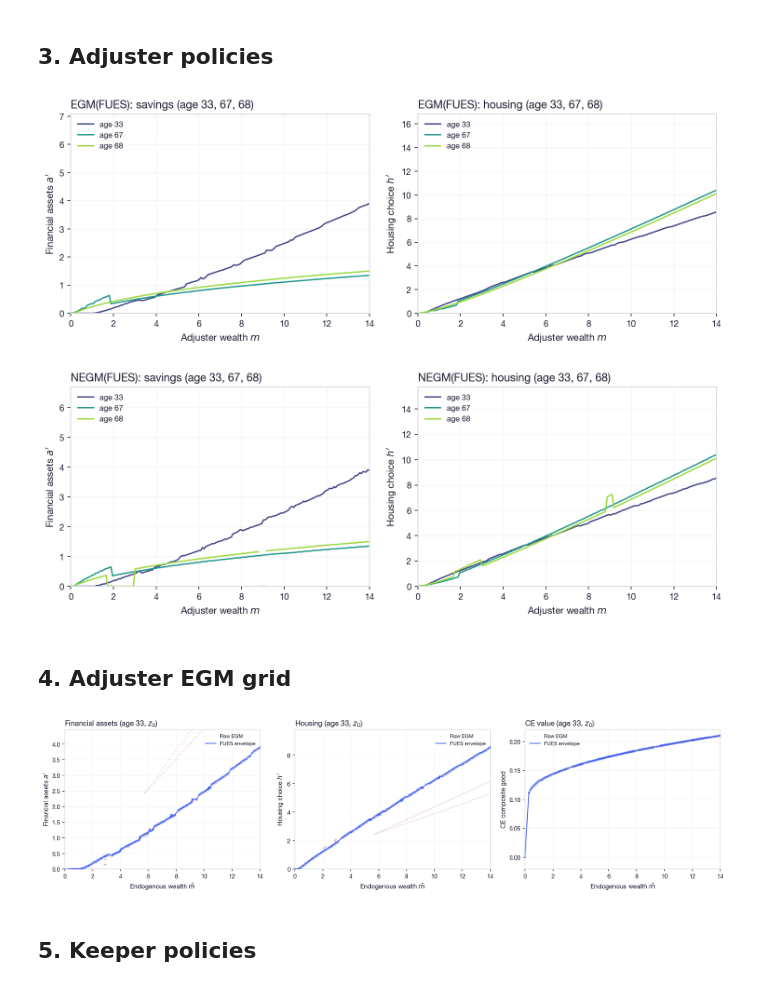
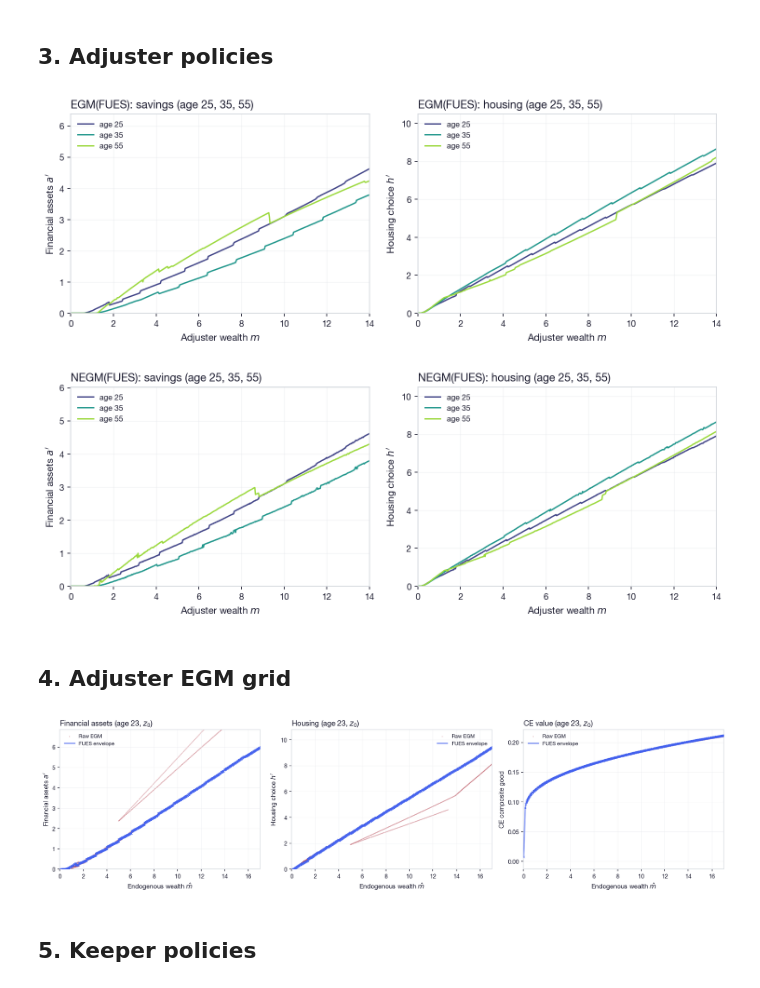
Before and after one commit to akshayshanker/FUES, a Jupyter notebook: examples/durables/notebooks/durables_fues_separable.ipynb, the cells around one changed output. Drawn from its saved outputs; the diff is of its cells as text; code cells hidden in the pictures.

```diff
--- a/examples/durables/notebooks/durables_fues_separable.ipynb
+++ b/examples/durables/notebooks/durables_fues_separable.ipynb
@@ -40,8 +40,8 @@ Ready
 # %%
 OVERRIDES = dict(
     setting_overrides={
-        'store_cntn': 1, 'N_wage': 4,
-        'n_w': 900, 'n_a': 900, 'n_h': 900, 'n_sections': 1
+        'store_cntn': 1, 'N_wage': 6,
+        'n_w': 600, 'n_a': 600, 'n_h': 600, 'n_sections': 1
     },
     calib_overrides={
         't0': 20, 'tau': 0.07
@@ -95,26 +85,26 @@ UserWarning:/Users/akshayshanker/Research/Repos/FUES2026/FUES/.venv/lib/python3.
 # %%
 fig = nb_plot_adjuster_comparison(
     results, results['FUES']['grids'],
-    plot_t=[33, 67, 68], methods_filter=['FUES'], i_z=0)
+    plot_t=[25, 35, 55], methods_filter=['FUES'], i_z=0)
 # %% [output]
-[figure, old version]
+[figure, new version]
 # %%
 fig = nb_plot_adjuster_comparison(
     results, results['NEGM']['grids'],
-    plot_t=[33, 67, 68], methods_filter=['NEGM'], i_z=0)
+    plot_t=[25, 35, 55], methods_filter=['NEGM'], i_z=0)
 
 #fig = nb_plot_value_functions(
 #    results, results['FUES']['grids'], plot_t=67)
 # %% [output]
-[figure, old version]
+[figure, new version]
 # %% [markdown]
 ## 4. Adjuster EGM grid
 # %%
 fig = nb_plot_adjuster_egm(
     results['FUES']['nest'],
-    results['FUES']['grids'], plot_t=33)
+    results['FUES']['grids'], plot_t=23, xlim =17)
 # %% [output]
-[figure, old version]
+[figure, new version]
 # %%
 # ── Interactive plotly (zoom/pan to inspect dense crossings) ──
 try:
```
Also changed, not shown: parts of 11 cells of this notebook, 15 other files.
